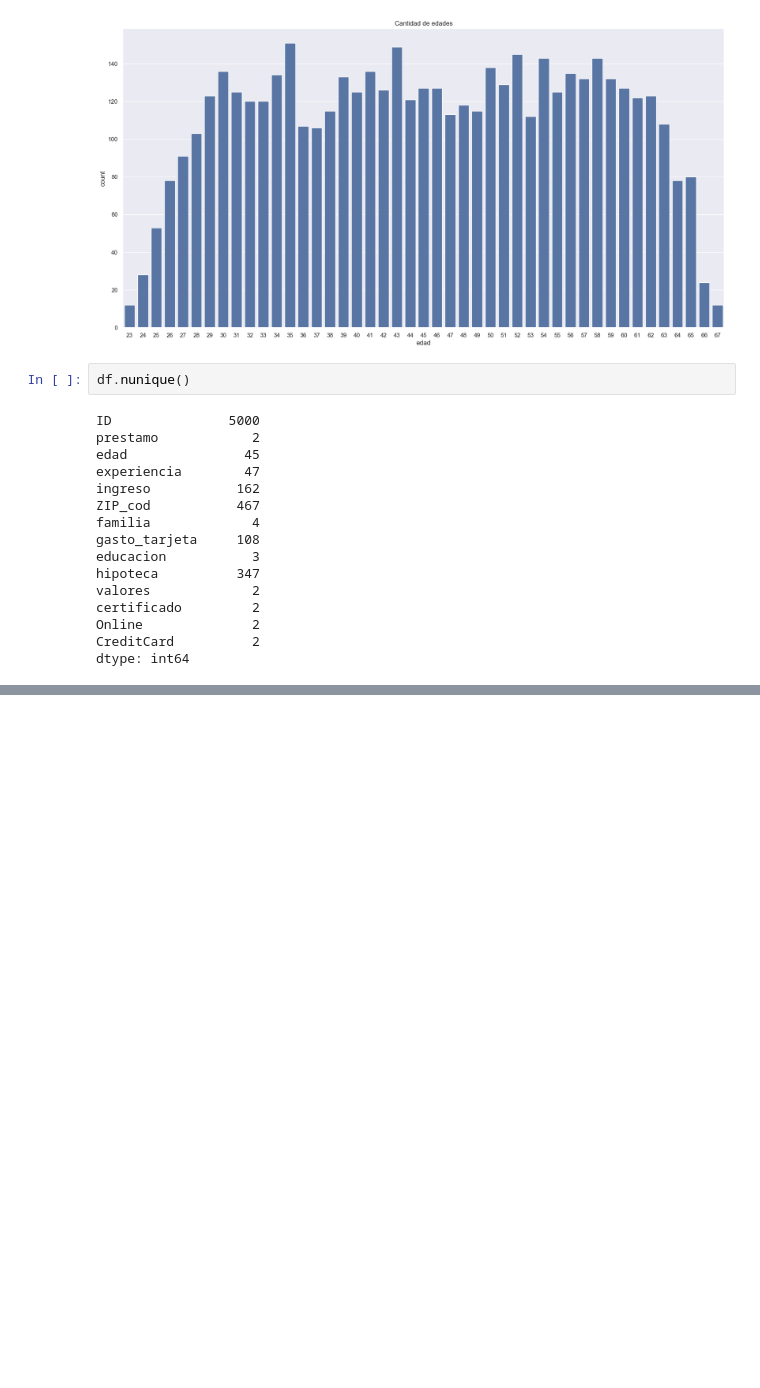
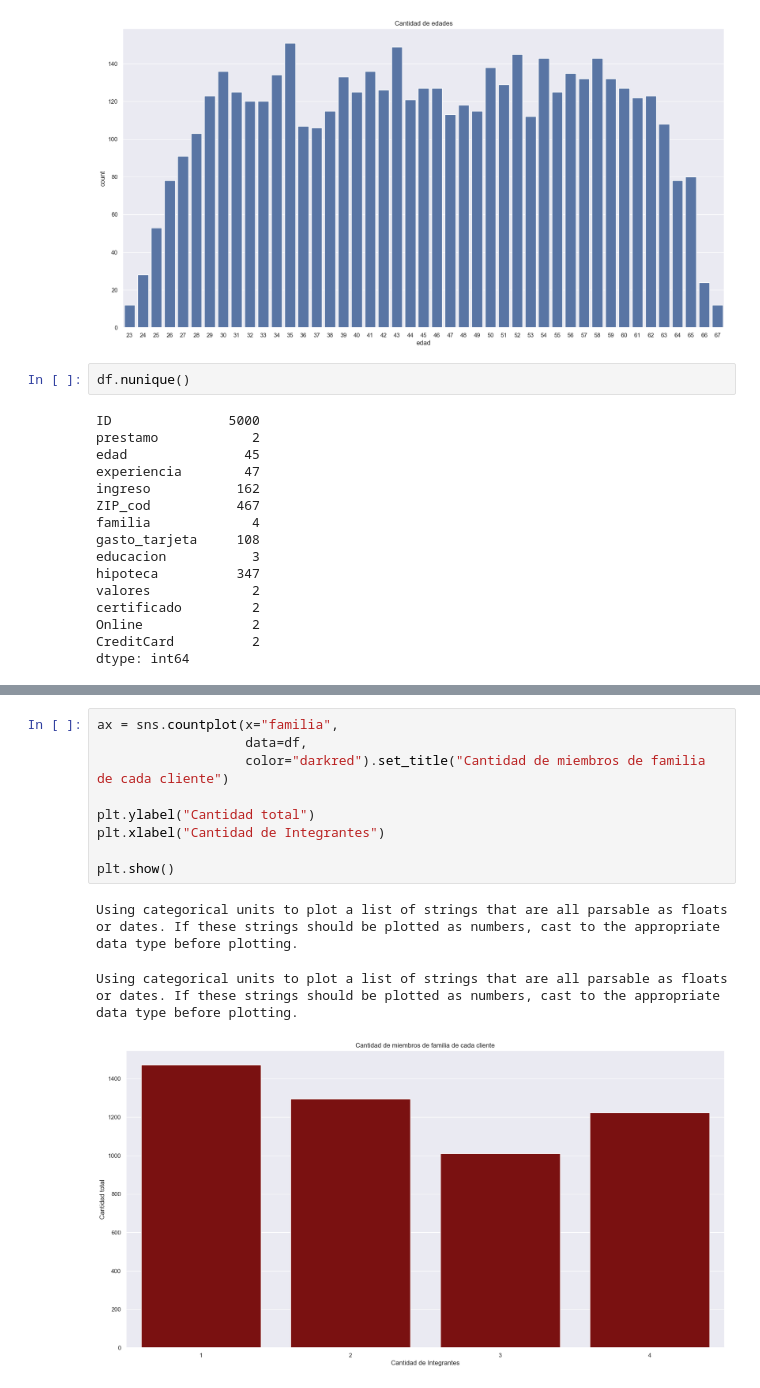
Before and after one commit to where-are-the-avocados/Data-Analysis, a Jupyter notebook: project_n1.ipynb, the cells around one changed output, grey strips where cells are left out. Cells and saved outputs as stored; diff of their text form; blank space fills up the shorter version.

```diff
--- a/project_n1.ipynb
+++ b/project_n1.ipynb
@@ -157,0 +155,13 @@ AttributeError: module 'seaborn' has no attribute 'range'
+# %%
+ax = sns.countplot(x="familia",
+                   data=df,
+                   color="darkred").set_title("Cantidad de miembros de familia de cada cliente")
+
+plt.ylabel("Cantidad total")
+plt.xlabel("Cantidad de Integrantes")
+
+plt.show()
+# %% [output]
+Using categorical units to plot a list of strings that are all parsable as floats or dates. If these strings should be plotted as numbers, cast to the appropriate data type before plotting.
+Using categorical units to plot a list of strings that are all parsable as floats or dates. If these strings should be plotted as numbers, cast to the appropriate data type before plotting.
+[figure, added]
```
Also changed, not shown: parts of 5 cells of this notebook, 1 other file.
